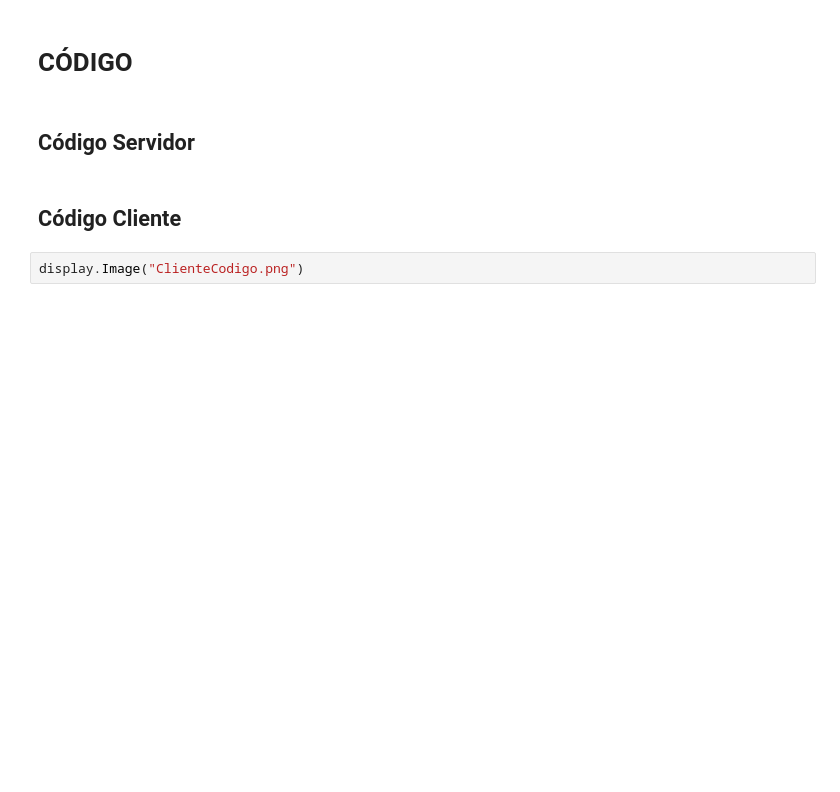
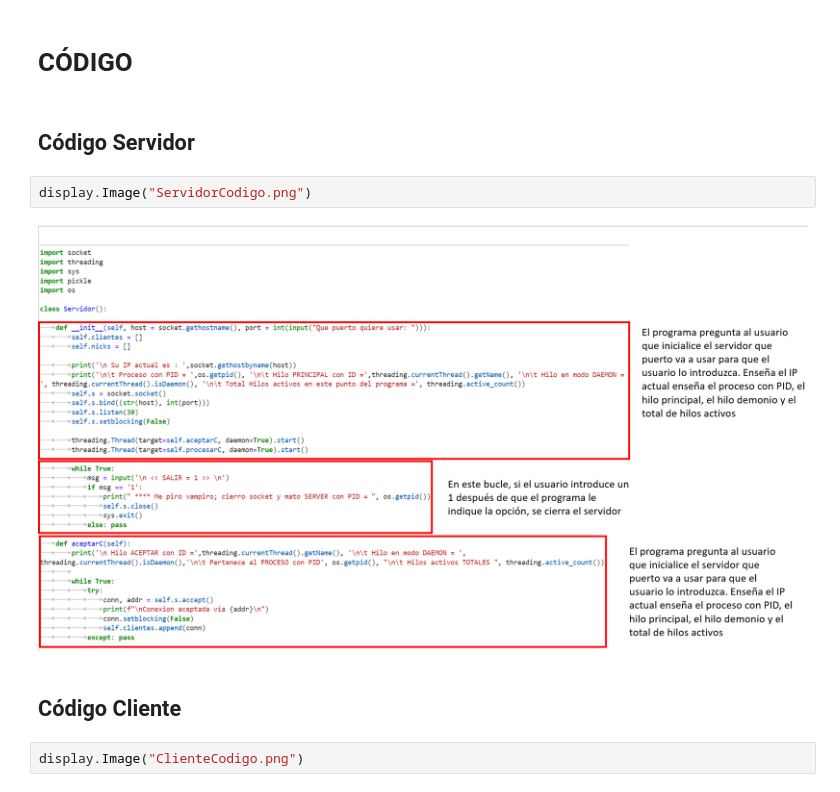
Before and after one commit to anaestg/PCD, a Jupyter notebook: u22124326AI1/u22124326AI1.ipynb, the cells around one changed output. Cells and saved outputs as stored; diff of their text form; blank space fills up the shorter version.

Commit message:
Primera parte de explicacion de codigo servidor

```diff
--- a/u22124326AI1/u22124326AI1.ipynb
+++ b/u22124326AI1/u22124326AI1.ipynb
@@ -35,6 +35,10 @@ display.Image("Historial_Chat.png")
 # CÓDIGO
 # %% [markdown]
 ## Código Servidor
+# %%
+display.Image("ServidorCodigo.png")
+# %% [output]
+[figure, added]
 # %% [markdown]
 ## Código Cliente
 # %%
```
